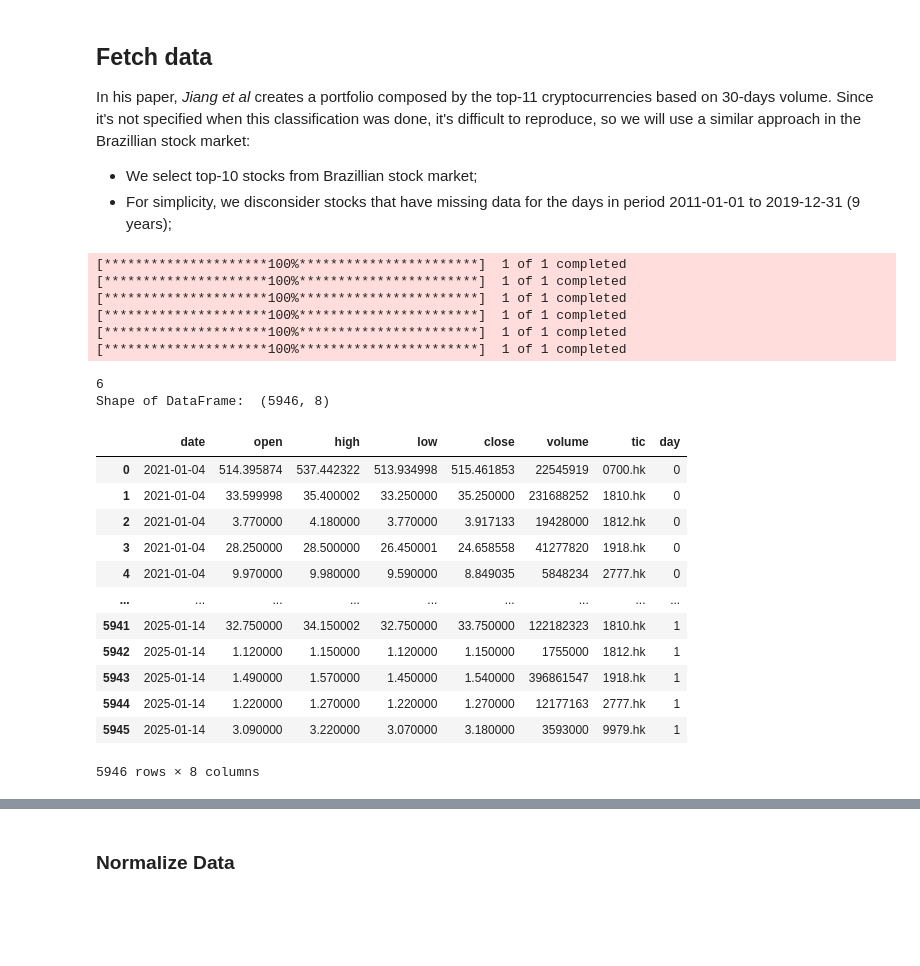
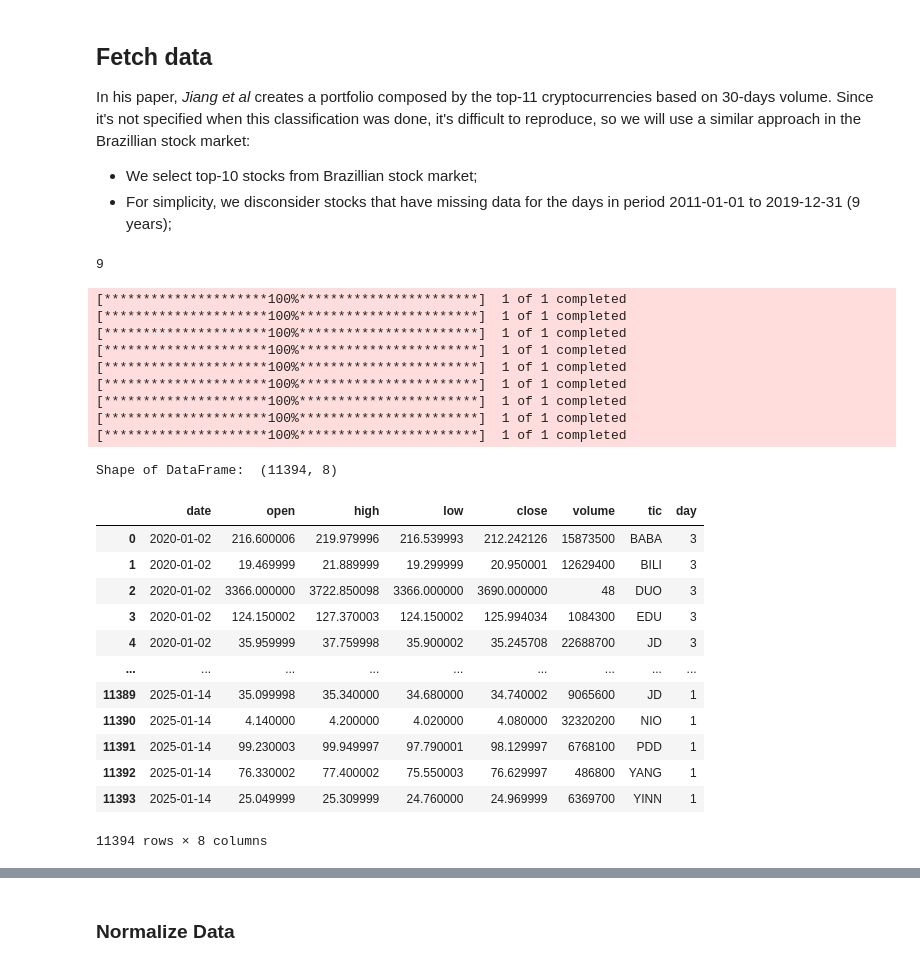
Before and after one commit to pu17/FinRL, a Jupyter notebook: examples/FinRL_PortfolioOptimizationEnv_Demo.ipynb, the cells around one changed output, grey strips where cells are left out. Drawn from its saved outputs; the diff is of its cells as text; code cells hidden in the pictures; blank space fills up the shorter version.

```diff
--- a/examples/FinRL_PortfolioOptimizationEnv_Demo.ipynb
+++ b/examples/FinRL_PortfolioOptimizationEnv_Demo.ipynb
@@ -79,29 +75,42 @@ TOP_BRL = [
+# %%
+# TOP_BRL = [
+# '1918.hk','3319.hk','1812.hk','3900.hk','2777.hk'
+# ]
+
+TOP_BRL = [
+'BILI','DUO','NIO','JD','PDD','EDU','BABA','YINN','YANG'
+]
+
+# '9988.hk',,'1797.hk'
 # %%
 print(len(TOP_BRL))
 
-portfolio_raw_df = YahooDownloader(start_date = '2021-01-01',
-                                end_date = '2025-01-15',
+portfolio_raw_df = YahooDownloader(start_date = '2020-01-01',
+                                end_date = '2025-01-16',
                                 ticker_list = TOP_BRL).fetch_data()
 portfolio_raw_df
 # %% [output]
-[*********************100%***********************]  1 of 1 completed
-[*********************100%***********************]  1 of 1 completed
-[*********************100%***********************]  1 of 1 completed
-[*********************100%***********************]  1 of 1 completed
-[*********************100%***********************]  1 of 1 completed
-[*********************100%***********************]  1 of 1 completed
+9
-6
-Shape of DataFrame:  (5946, 8)
+[*********************100%***********************]  1 of 1 completed
+[*********************100%***********************]  1 of 1 completed
+[*********************100%***********************]  1 of 1 completed
+[*********************100%***********************]  1 of 1 completed
+[*********************100%***********************]  1 of 1 completed
+[*********************100%***********************]  1 of 1 completed
+[*********************100%***********************]  1 of 1 completed
+[*********************100%***********************]  1 of 1 completed
+[*********************100%***********************]  1 of 1 completed
+Shape of DataFrame:  (11394, 8)
 |  | date | open | high | low | close | volume | tic | day |
-| 0 | 2021-01-04 | 514.395874 | 537.442322 | 513.934998 | 515.461853 | 22545919 | 0700.hk | 0 |
-| 1 | 2021-01-04 | 33.599998 | 35.400002 | 33.250000 | 35.250000 | 231688252 | 1810.hk | 0 |
-| 2 | 2021-01-04 | 3.770000 | 4.180000 | 3.770000 | 3.917133 | 19428000 | 1812.hk | 0 |
-| 3 | 2021-01-04 | 28.250000 | 28.500000 | 26.450001 | 24.658558 | 41277820 | 1918.hk | 0 |
-| 4 | 2021-01-04 | 9.970000 | 9.980000 | 9.590000 | 8.849035 | 5848234 | 2777.hk | 0 |
+| 0 | 2020-01-02 | 216.600006 | 219.979996 | 216.539993 | 212.242126 | 15873500 | BABA | 3 |
+| 1 | 2020-01-02 | 19.469999 | 21.889999 | 19.299999 | 20.950001 | 12629400 | BILI | 3 |
+| 2 | 2020-01-02 | 3366.000000 | 3722.850098 | 3366.000000 | 3690.000000 | 48 | DUO | 3 |
+| 3 | 2020-01-02 | 124.150002 | 127.370003 | 124.150002 | 125.994034 | 1084300 | EDU | 3 |
+| 4 | 2020-01-02 | 35.959999 | 37.759998 | 35.900002 | 35.245708 | 22688700 | JD | 3 |
 | ... | ... | ... | ... | ... | ... | ... | ... | ... |
-| 5941 | 2025-01-14 | 32.750000 | 34.150002 | 32.750000 | 33.750000 | 122182323 | 1810.hk | 1 |
-| 5942 | 2025-01-14 | 1.120000 | 1.150000 | 1.120000 | 1.150000 | 1755000 | 1812.hk | 1 |
-| 5943 | 2025-01-14 | 1.490000 | 1.570000 | 1.450000 | 1.540000 | 396861547 | 1918.hk | 1 |
-| 5944 | 2025-01-14 | 1.220000 | 1.270000 | 1.220000 | 1.270000 | 12177163 | 2777.hk | 1 |
-| 5945 | 2025-01-14 | 3.090000 | 3.220000 | 3.070000 | 3.180000 | 3593000 | 9979.hk | 1 |
+| 11389 | 2025-01-14 | 35.099998 | 35.340000 | 34.680000 | 34.740002 | 9065600 | JD | 1 |
+| 11390 | 2025-01-14 | 4.140000 | 4.200000 | 4.020000 | 4.080000 | 32320200 | NIO | 1 |
+| 11391 | 2025-01-14 | 99.230003 | 99.949997 | 97.790001 | 98.129997 | 6768100 | PDD | 1 |
+| 11392 | 2025-01-14 | 76.330002 | 77.400002 | 75.550003 | 76.629997 | 486800 | YANG | 1 |
+| 11393 | 2025-01-14 | 25.049999 | 25.309999 | 24.760000 | 24.969999 | 6369700 | YINN | 1 |
-5946 rows × 8 columns
+11394 rows × 8 columns
```
Also changed, not shown: parts of 17 cells of this notebook, 16 other files.
